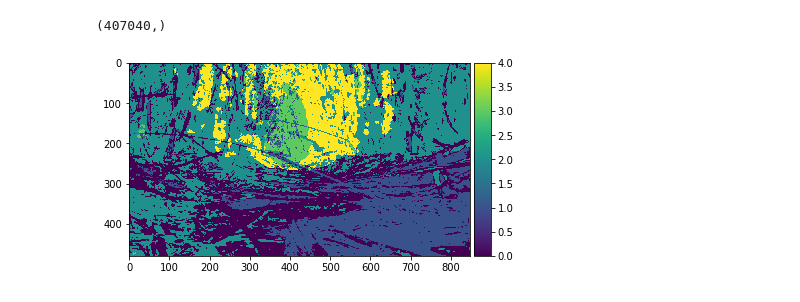
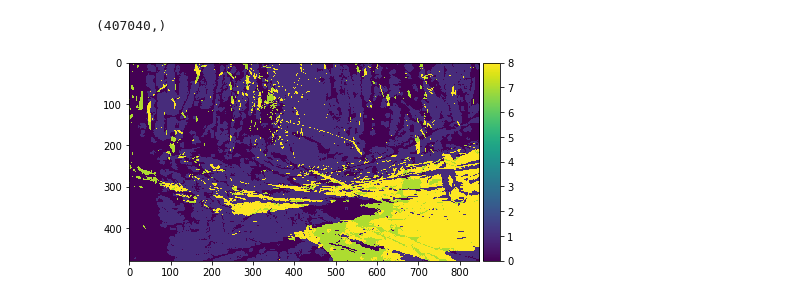
Before and after one commit to z404/VIT-Agrithon, a Jupyter notebook: rgb_depth.ipynb, the cells around one changed output. Saved outputs shown, nothing was run; the diff lists cells and outputs as text; code cells hidden in the pictures.

```diff
--- a/rgb_depth.ipynb
+++ b/rgb_depth.ipynb
@@ -78,7 +78,7 @@ import random
 
 sample = random.choice(dataset)
 
-rgb_labels = cluster_rgb(sample['rgb'], 3)
+rgb_labels = cluster_rgb(sample['rgb'], 2)
 plot_rgb_img(sample['rgb'], rgb_labels)
 # %% [output]
 (407040, 1)
@@ -94,7 +94,10 @@ def cluster_depth(depth_csv_file_path, n_clusters=3):
     # read depth csv file
     depth = pd.read_csv(depth_csv_file_path, header=None)
     # flatten the depth array
+    # replace 0 values with 1
     depth = depth.values.flatten()
+    depth = depth / depth.max()
+    depth[depth == 0] = 1
     depth = depth.reshape(-1, 1)
     print(depth.shape)
     kmeans = KMeans(n_clusters=n_clusters, random_state=0)
@@ -109,7 +112,7 @@ def plot_depth_img(depth_img_file_path, depth_labels):
     io.imshow(depth_labels, alpha=0.5)
     io.show()
 # %%
-depth_labels = cluster_depth(sample['depth_csv'], 3)
+depth_labels = cluster_depth(sample['depth_csv'], 2)
 plot_depth_img(sample['depth_img'], depth_labels)
 # %% [output]
 (407040, 1)
@@ -130,4 +128,6 @@ new_arr = depth_labels + rgb_labels
+# %%
+combined_labels = 5 * rgb_labels + depth_labels
 # %%
-plot_rgb_img(sample['rgb'], new_arr)
+plot_rgb_img(sample['rgb'], combined_labels)
 # %% [output]
-[figure, old version]
+[figure, new version]
```
Also changed, not shown: parts of 5 cells of this notebook.
